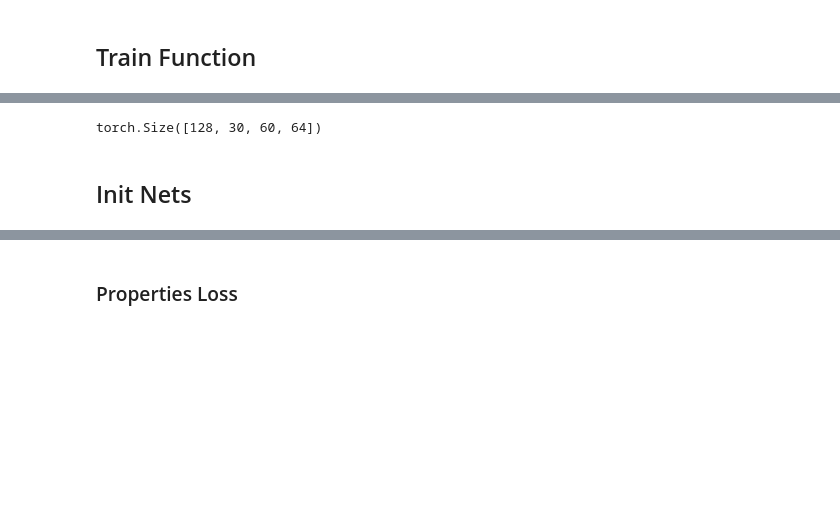
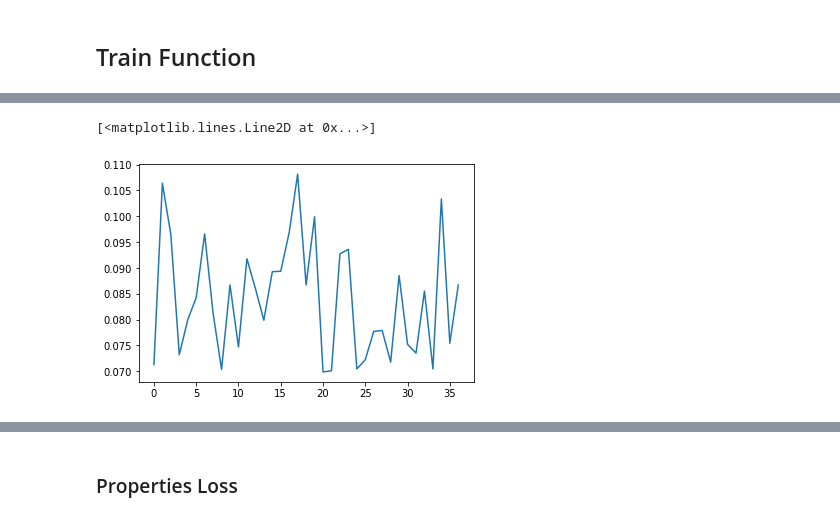
Before and after one commit to MikhailMsc/Wiki_103, a Jupyter notebook: Notebooks/V2_Cats_Meanings.ipynb, the cells around one changed output, grey strips where cells are left out. Cells and saved outputs as stored; diff of their text form; code cells hidden in the pictures; blank space fills up the shorter version.

```diff
--- a/Notebooks/V2_Cats_Meanings.ipynb
+++ b/Notebooks/V2_Cats_Meanings.ipynb
@@ -1538,4 +1842,5 @@ Wall time: 115 ms
 # %%
-negative_batch.shape
+plt.plot([ll['props_mask'] for ll in scores])
 # %% [output]
-torch.Size([128, 30, 60, 64])
+[<matplotlib.lines.Line2D at 0x...>]
+[figure, added]
@@ -2021,2 +1846,0 @@ def train(nets, data,
-# %% [markdown]
-## Init Nets
```
Also changed, not shown: parts of 89 cells of this notebook.
